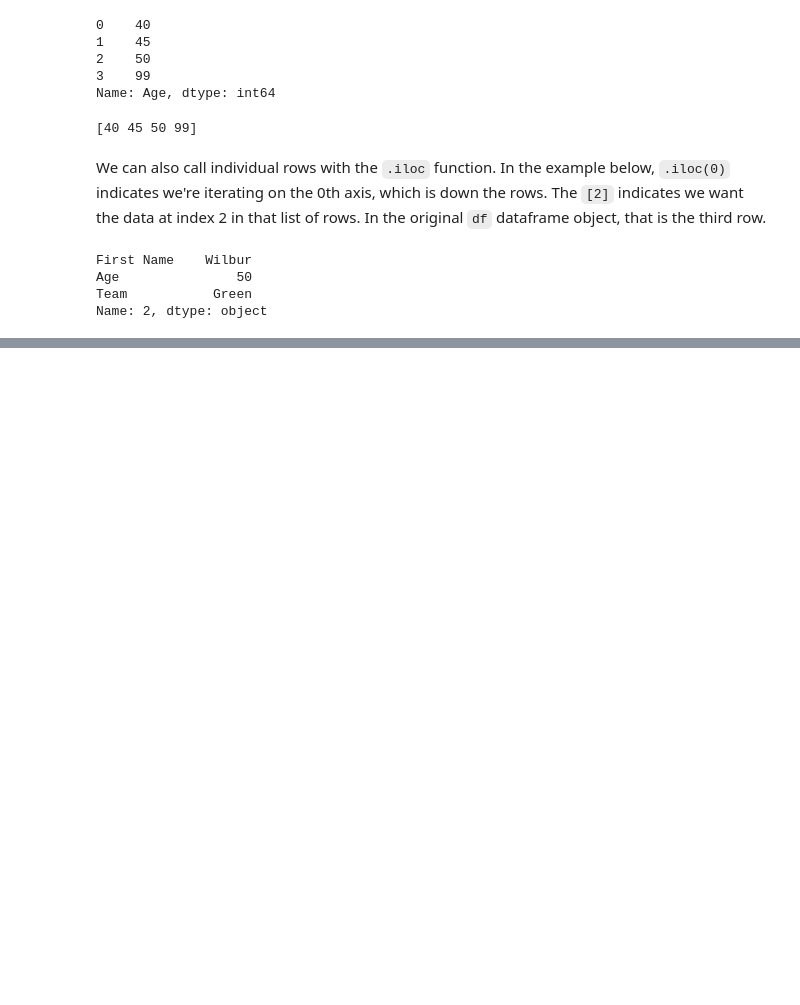
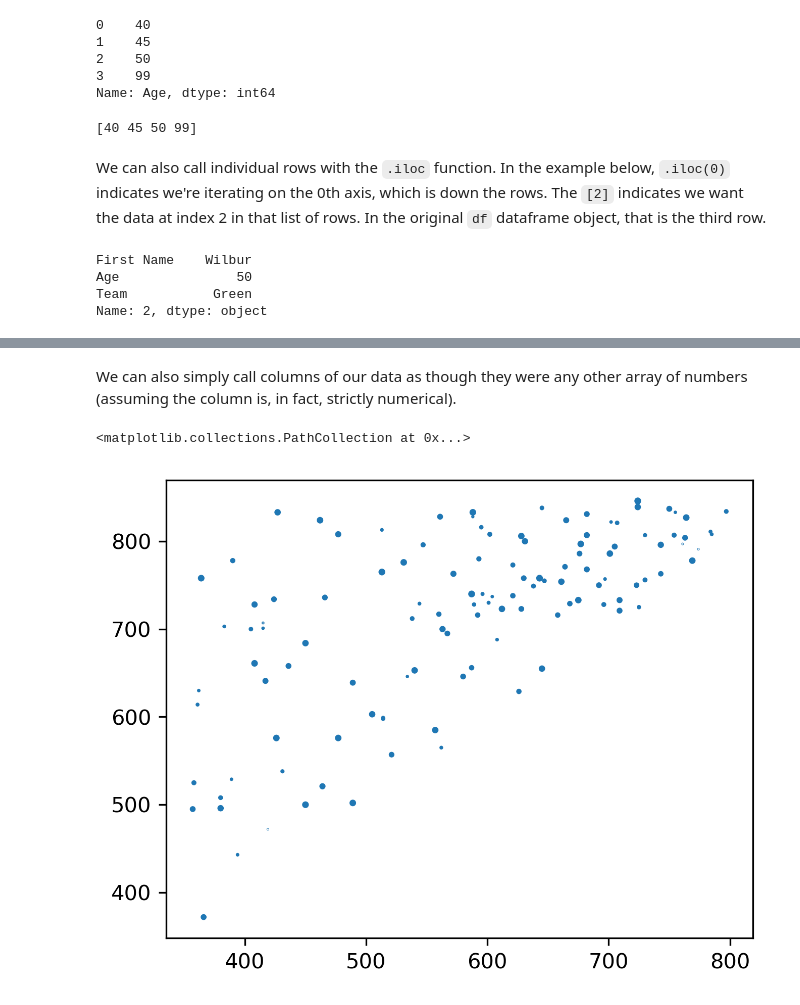
Before and after one commit to markahix/CodingSummerSchool, a Jupyter notebook: Python/02_Basics/Python_Library_Pandas.ipynb, the cells around one changed output, grey strips where cells are left out. Saved outputs shown, nothing was run; the diff lists cells and outputs as text; code cells hidden in the pictures; blank space fills up the shorter version.

```diff
--- a/Python/02_Basics/Python_Library_Pandas.ipynb
+++ b/Python/02_Basics/Python_Library_Pandas.ipynb
@@ -88,0 +218,12 @@ Name: 2, dtype: object
+# %% [markdown]
+We can also simply call columns of our data as though they were any other array of numbers (assuming the column is, in fact, strictly numerical).
+# %%
+import matplotlib.pyplot as plt
+fig = plt.figure(figsize=[5,4],dpi=300)
+ax = fig.add_subplot(1,1,1)
+ax.scatter(nucleotides["AbsorptionWavelength"],nucleotides["EmissionWavelength"],s=nucleotides["QuantumYield"]*5)
+
+### I have included the QuantumYield column values as the marker size variable so that each point gives us the absorption/emission wavelengths and the quantum yields.
+# %% [output]
+<matplotlib.collections.PathCollection at 0x...>
+[figure, added]
```
Also changed, not shown: parts of 16 cells of this notebook, 1 other file.
